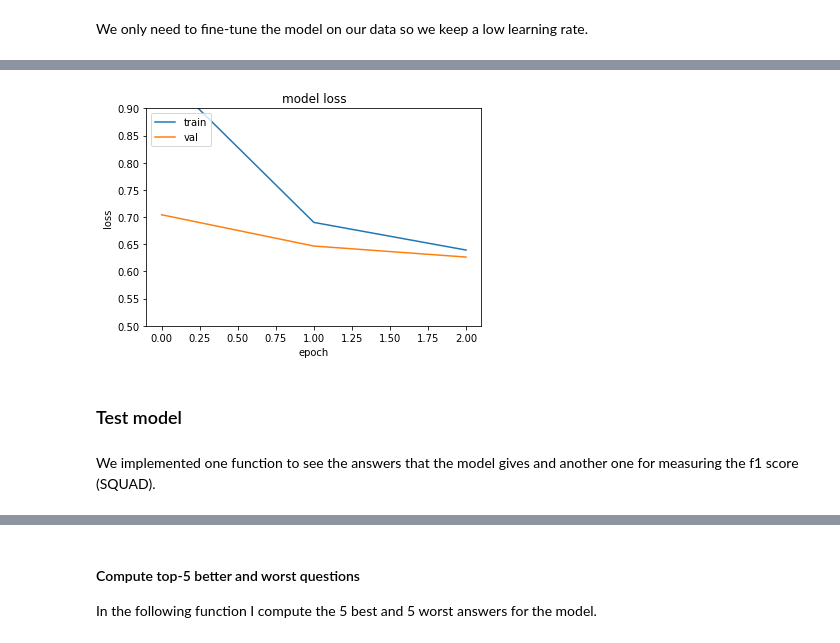
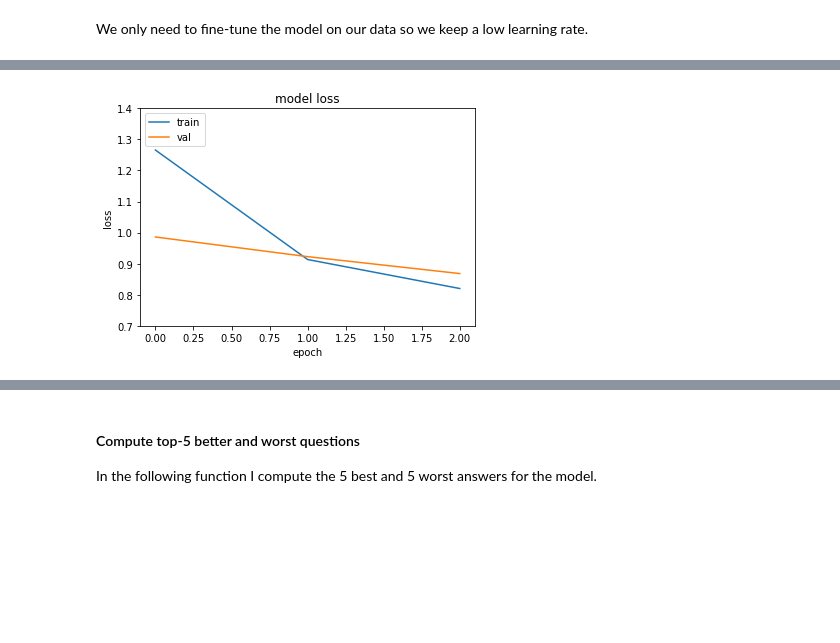
Before and after one commit to Valendrew/pos-tagging-abstractive-qa, a Jupyter notebook: Question_answering/master-nlp-ass02.ipynb, the cells around one changed output, grey strips where cells are left out. Cells and saved outputs as stored; diff of their text form; code cells hidden in the pictures; blank space fills up the shorter version.

```diff
--- a/Question_answering/master-nlp-ass02.ipynb
+++ b/Question_answering/master-nlp-ass02.ipynb
@@ -519,4 +514,4 @@ def import_model_tokenizer(name: str="distilroberta-base", load_weights: Optiona
     return tokenizer, model
 # %%
-tokenizer, model = import_model_tokenizer(bertiny_name)#, load_weights='full_history')
+tokenizer, model = import_model_tokenizer(roberta_name, load_weights='42_no_history')
 # %% [output]
@@ -815,7 +797,7 @@ x_test, y_test = load_tokenized_dict(os.path.join(
 # of the dataset.
 train_samples = len(dataset_train)
 val_samples = len(dataset_val)
-history = True
+history = False
 
 x_train, y_train, hist_train_dataset = tokenize_samples(
     dataset_train.select(range(train_samples)),
@@ -923,13 +909,23 @@ We only need to fine-tune the model on our data so we keep a low learning rate.
 # %%
-batch_size = 32
 epochs = 3
 lr=3e-5
-
 optim = Adam(lr)
 
-# Set the desired seed for reproducibility
 set_reproducibility(seeds[0])
-history = train_model(model, x_train, y_train, epochs, batch_size, optim,
+# Reduce the batch size and number of samples to avoid OOM and too long training time
+if 'roberta' in model.config.encoder.name_or_path:
+    red_train = 10000
+    red_val = 2000
+    batch_size = 16
+
+    x_train_red, y_train_red = reduce_dataset(x_train, y_train, red_train)
+    x_val_red, y_val_red = reduce_dataset(x_val, y_val, red_val)
+
+    history = train_model(model, x_train_red, y_train_red, epochs, batch_size, optim,
+                      x_val_red, y_val_red)
+else:
+    batch_size = 32
+    history = train_model(model, x_train, y_train, epochs, batch_size, optim,
                       x_val, y_val)
 # %% [output]
 No loss specified in compile() - the model's internal loss computation will be used as the loss. Don't panic - this is a common way to train TensorFlow models in Transformers! To disable this behaviou ...
@@ -945,0 +1056,21 @@ Epoch 3/3
+# %%
+epochs = 3
+lr=3e-5
+optim = Adam(lr)
+
+set_reproducibility(seeds[0])
+# Reduce the batch size and number of samples to avoid OOM and too long training time
+if 'roberta' in model.config.encoder.name_or_path:
+    red_train = 10000
+    red_val = 2000
+    batch_size = 16
+
+    x_train_red, y_train_red = reduce_dataset(x_train, y_train, red_train)
+    x_val_red, y_val_red = reduce_dataset(x_val, y_val, red_val)
+
+    history = train_model(model, x_train_red, y_train_red, epochs, batch_size, optim,
+                      x_val_red, y_val_red)
+else:
+    batch_size = 32
+    history = train_model(model, x_train, y_train, epochs, batch_size, optim,
+                      x_val, y_val)
@@ -946,18 +1087,16 @@ Epoch 3/3
 # %%
 from matplotlib import pyplot as plt
 
 def plot_loss(history, min_y, max_y):
     plt.plot(history.history['loss'])
     plt.plot(history.history['val_loss'])
     plt.title('model loss')
     plt.ylabel('loss')
     plt.xlabel('epoch')
     plt.ylim(min_y, max_y)
     plt.legend(['train', 'val'], loc='upper left')
     plt.show()
 
-plot_loss(history, 0.5, 0.9)
+plot_loss(history, 0.7, 1.4)
 # %% [output]
-[figure, old version]
+[figure, new version]
-# %% [markdown]
-### Test model
@@ -967,2 +1102,0 @@ import evaluate
-# %% [markdown]
-We implemented one function to see the answers that the model gives and another one for measuring the f1 score (SQUAD).
```
Also changed, not shown: parts of 60 cells of this notebook.
